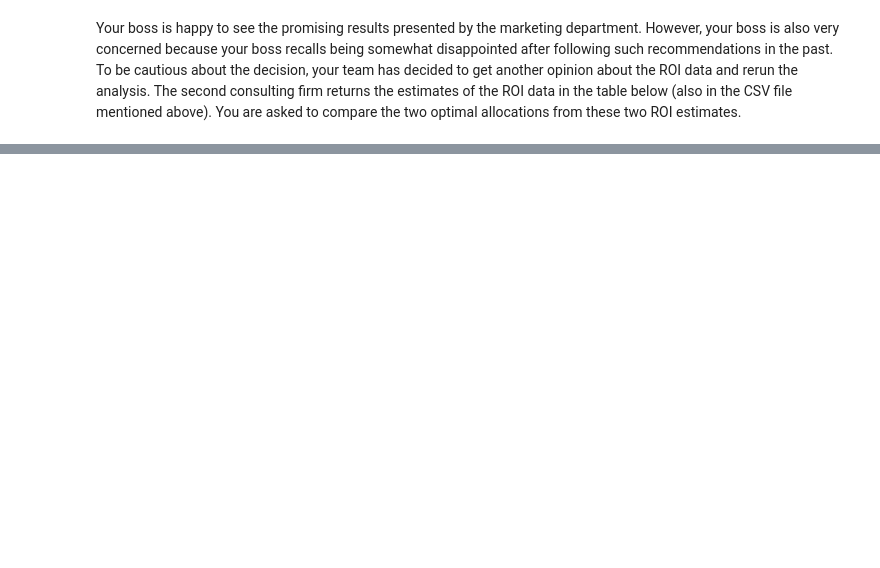
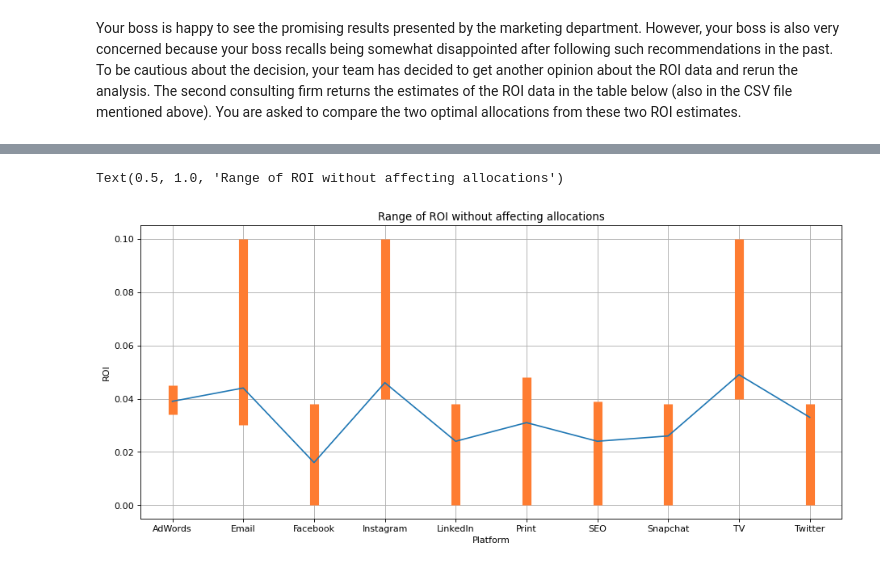
Before and after one commit to vicgpt/Optimization, a Jupyter notebook: project_1/Marketing-Budget-Allocation.ipynb, the cells around one changed output, grey strips where cells are left out. Drawn from its saved outputs; the diff is of its cells as text; code cells hidden in the pictures; blank space fills up the shorter version.

```diff
--- a/project_1/Marketing-Budget-Allocation.ipynb
+++ b/project_1/Marketing-Budget-Allocation.ipynb
@@ -183,0 +378,32 @@ Are the allocations the same?  Assuming the first ROI data is correct, if you we
+# %%
+# creating dict for visualisation
+sensitivity_agg = sensitivity1.groupby(['Platform']).agg({'ROI':['min', 'max']})
+sensitivity_agg['Actual ROI'] = roi_df.T.loc[sensitivity_agg.index][0]
+sensitivity_dict = {}
+for pf in sensitivity_agg.index:
+    sensitivity_dict[pf] = tuple(sensitivity_agg.loc[pf, [('ROI', 'min'), ('ROI', 'max')]].values)
+
+
+# plot width
+plt.figure(figsize=(14, 6), dpi=80)
+
+for i, values in enumerate(sensitivity_dict.values()):
+    ymin, ymax = values
+    plt.vlines(i, ymin=ymin, ymax=ymax, lw=10, color='#fe7c31')
+
+# plotting the first ROI line
+plt.plot(np.arange(len(sensitivity_agg)), sensitivity_agg['Actual ROI'])
+
+# to illustrate that ranges are properly drawn
+plt.grid(True)
+
+# add ticks
+plt.xticks(np.arange(0, len(sensitivity_agg)), list(sensitivity_dict.keys()))
+
+# adding title and axis names
+plt.xlabel('Platform')
+plt.ylabel('ROI')
+plt.title('Range of ROI without affecting allocations')
+# %% [output]
+Text(0.5, 1.0, 'Range of ROI without affecting allocations')
+[figure, added]
```
Also changed, not shown: parts of 40 cells of this notebook.
